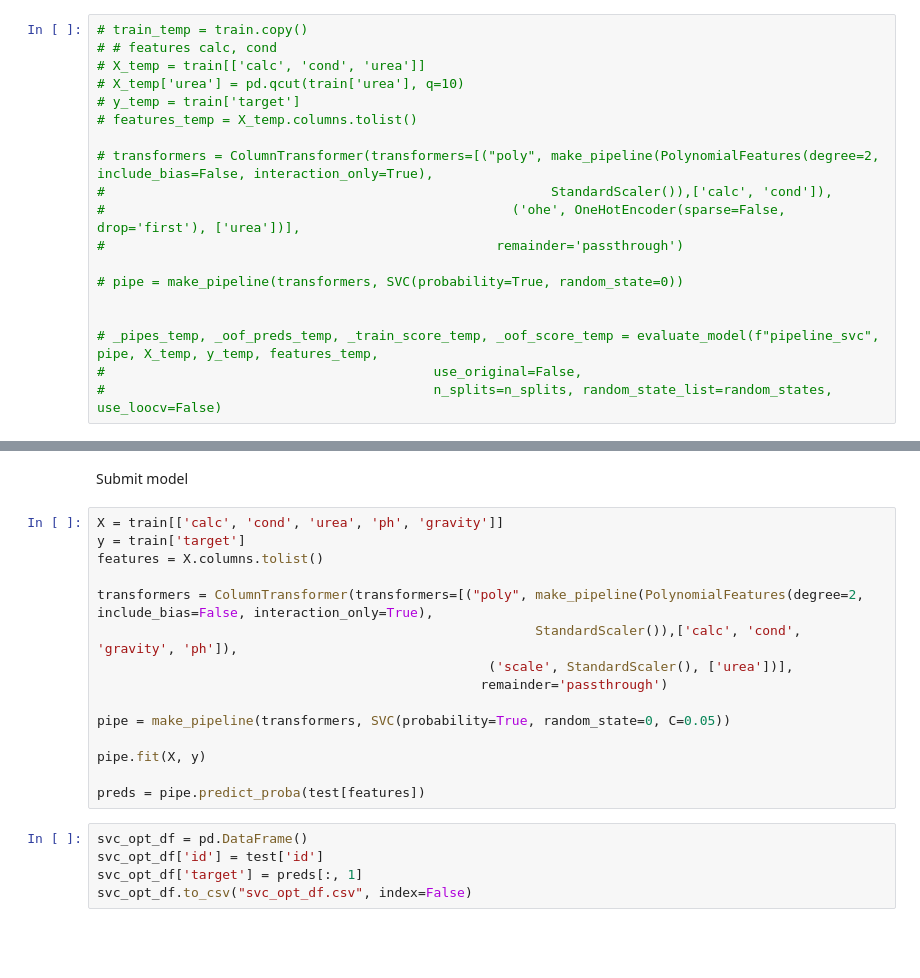
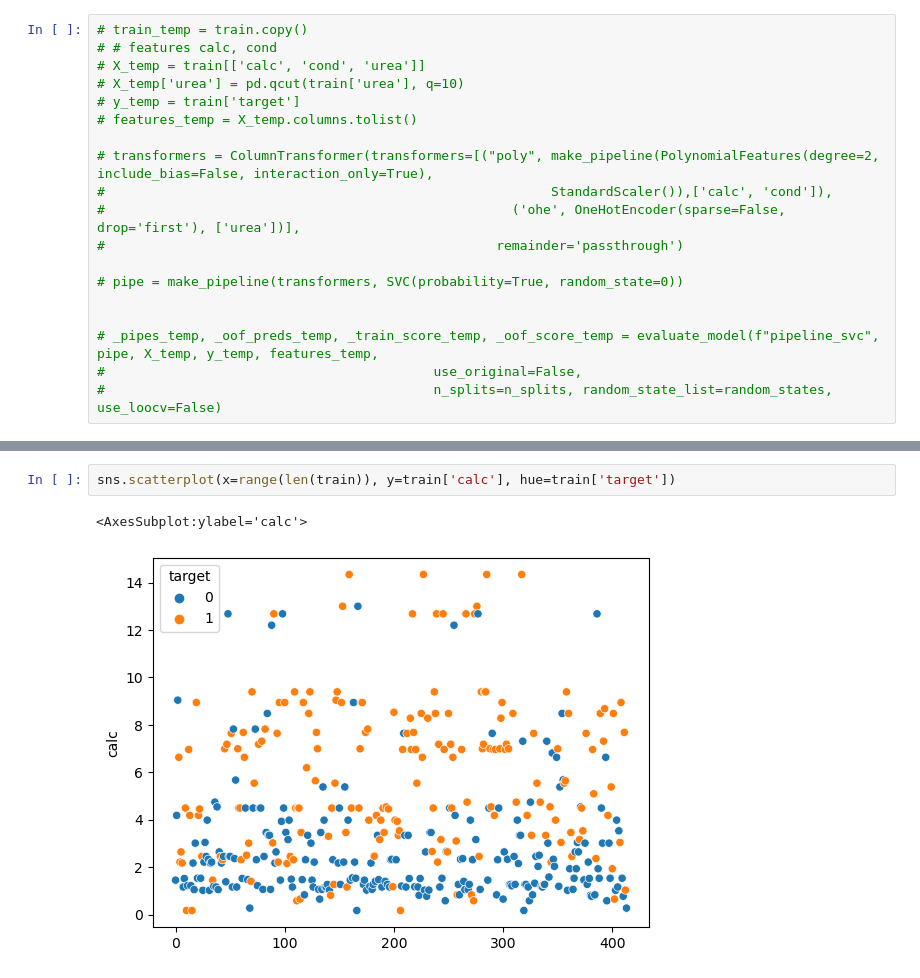
Before and after one commit to shoabahamed/kaggle_playground_season_3_episode_12, a Jupyter notebook: feature-selection-and-tuning.ipynb, the cells around one changed output, grey strips where cells are left out. Cells and saved outputs as stored; diff of their text form; blank space fills up the shorter version.

```diff
--- a/feature-selection-and-tuning.ipynb
+++ b/feature-selection-and-tuning.ipynb
@@ -484,22 +723,5 @@ _oof_score_temp
-# %% [markdown]
-Submit model
-# %%
-X = train[['calc', 'cond', 'urea', 'ph', 'gravity']]
-y = train['target']
-features = X.columns.tolist()
-
-transformers = ColumnTransformer(transformers=[("poly", make_pipeline(PolynomialFeatures(degree=2, include_bias=False, interaction_only=True),
-                                                        StandardScaler()),['calc', 'cond', 'gravity', 'ph']),
-                                                  ('scale', StandardScaler(), ['urea'])],
-                                                 remainder='passthrough')
-
-pipe = make_pipeline(transformers, SVC(probability=True, random_state=0, C=0.05))
-
-pipe.fit(X, y)
-
-preds = pipe.predict_proba(test[features])
-# %%
-svc_opt_df = pd.DataFrame()
-svc_opt_df['id'] = test['id']
-svc_opt_df['target'] = preds[:, 1]
-svc_opt_df.to_csv("svc_opt_df.csv", index=False)
+# %%
+sns.scatterplot(x=range(len(train)), y=train['calc'], hue=train['target'])
+# %% [output]
+<AxesSubplot:ylabel='calc'>
+[figure, added]
```
Also changed, not shown: parts of 76 cells of this notebook.
